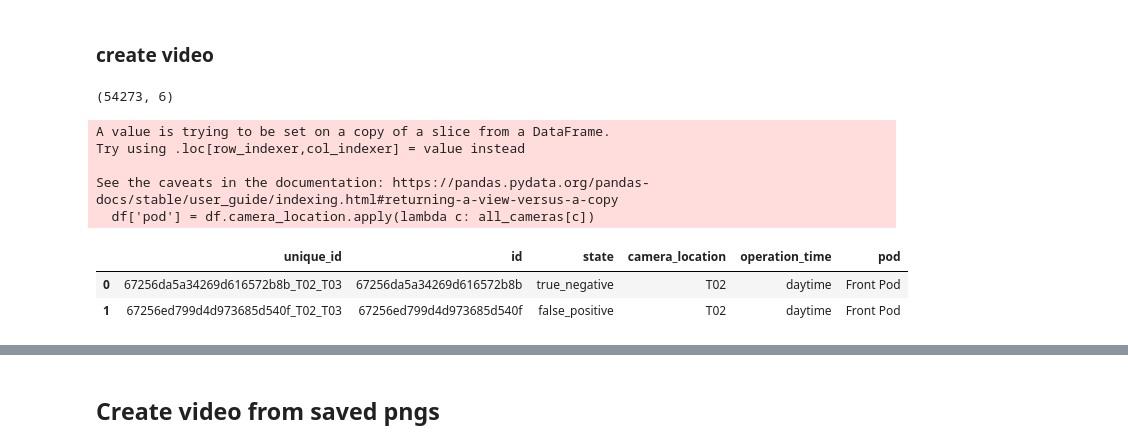
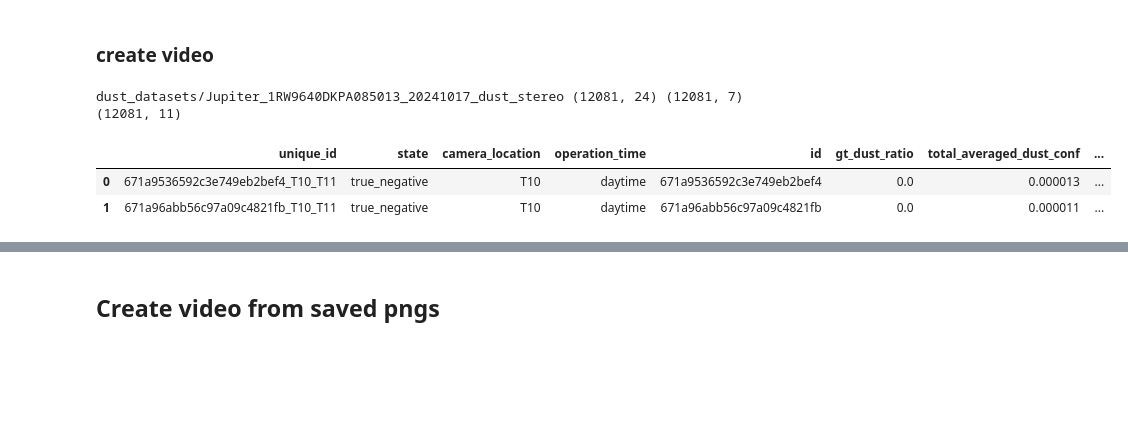
Before and after one commit to liyubrt/notebooks, a Jupyter notebook: create_video.ipynb, the cells around one changed output, grey strips where cells are left out. Cells and saved outputs as stored; diff of their text form; code cells hidden in the pictures; blank space fills up the shorter version.

```diff
--- a/create_video.ipynb
+++ b/create_video.ipynb
@@ -290,12 +290,12 @@ def create_video(ids, pred_dir, video_name, read_func=read_saved_frame, fps=2):
 ## Create video from raw left images
 # %%
 # create video from raw left images
-data_dir = '/data/jupiter/datasets/dust_datasets/halo_rain_collection_jf209'
+data_dir = '/data/jupiter/datasets/dust_datasets/Jupiter_1RW9640DKPA085013_20241017_dust_stereo'
 # data_dir = '/data/jupiter/datasets/safety_datasets/dust/halo_human_in_dust_day_v5'
 # data_dir = '/data3/jupiter/datasets/model_positive/halo_human_w_corn_stubble_0812_oct'
 df = pd.read_csv(os.path.join(data_dir, 'annotations.csv'))
 # df = pd.read_csv(os.path.join(data_dir, 'master_annotations.csv'))
 
-seq_dfs = get_sequences(df, interval=10, per_camera=False, per_camera_pair=False)  # break the data by intervals between sequences
+seq_dfs = get_sequences(df, interval=60, per_camera=False, per_camera_pair=False)  # break the data by intervals between sequences
 print(df.shape, len(seq_dfs))
 # %% [output]
@@ -1333,30 +1384,26 @@ def read_csvs(pred_root_dir, model, labeled_dataset):
 # %%
 # load in model predictions
 pred_root_dir = '/data/jupiter/li.yu/exps/driveable_terrain_model/'
 # model = '9_2_unofficial_rev1_lying_down_sitting_25_ep_prod_weights_10_lo_10_tr_br_dr_p2_v_p1_m_p1_u_dust_0624'
 # model = '9_2_unofficial_rev1_lying_down_sitting_25_ep_prod_weights_10_lo_5_tr_br_dr_p2_v_p1_m_p05_u_2_dust_0626'
-model = 'kore_5_h'
+model = '11_3_rev1_train_human_test_dean_multires_ignore_trees_1p25_u_p5_h_p2_v_ft_from_rev1_22kdust_ft_p15dust_h_fresh_dust11'
 # unlabeled pred
 # pred_df = read_csvs(pred_root_dir, model, os.path.basename(data_dir))
-pred_df = read_csvs(pred_root_dir, model, 'model_positive/halo_human_w_corn_stubble_0812_oct')
+pred_df = read_csvs(pred_root_dir, model, 'dust_datasets/Jupiter_1RW9640DKPA085013_20241017_dust_stereo')
 print(pred_df.shape)
 # # labeled pred
 # suffix = '_human_labeled_stereo'
 # labeled_pred_df = read_csvs(pred_root_dir, model, os.path.basename(data_dir)+suffix)
 # print(labeled_pred_df.shape)
 # # put labeled rows to raw, unlabeled df
 # pred_df.loc[pred_df.unique_id.isin(labeled_pred_df.unique_id), ['total_averaged_dust_conf', 'state']] = labeled_pred_df[['total_averaged_dust_conf', 'state']].values
 pred_df.head(2)
 # %% [output]
-(54273, 6)
+dust_datasets/Jupiter_1RW9640DKPA085013_20241017_dust_stereo (12081, 24) (12081, 7)
+(12081, 11)
-A value is trying to be set on a copy of a slice from a DataFrame.
-Try using .loc[row_indexer,col_indexer] = value instead
-
-See the caveats in the documentation: https://pandas.pydata.org/pandas-docs/stable/user_guide/indexing.html#returning-a-view-versus-a-copy
-  df['pod'] = df.camera_location.apply(lambda c: all_cameras[c])
-|  | unique_id | id | state | camera_location | operation_time | pod |
-| 0 | 67256da5a34269d616572b8b_T02_T03 | 67256da5a34269d616572b8b | true_negative | T02 | daytime | Front Pod |
-| 1 | 67256ed799d4d973685d540f_T02_T03 | 67256ed799d4d973685d540f | false_positive | T02 | daytime | Front Pod |
+|  | unique_id | state | camera_location | operation_time | id | gt_dust_ratio | total_averaged_dust_conf | ... |
+| 0 | 671a9536592c3e749eb2bef4_T10_T11 | true_negative | T10 | daytime | 671a9536592c3e749eb2bef4 | 0.0 | 0.000013 | ... |
+| 1 | 671a96abb56c97a09c4821fb_T10_T11 | true_negative | T10 | daytime | 671a96abb56c97a09c4821fb | 0.0 | 0.000011 | ... |
 # %%
 # read from multiple cameras and put in once frame
 # left_pass_pairs = ['T09_T11', 'T14_T16', 'T14_T15', 'T13_T15']
```
Also changed, not shown: parts of 5 cells of this notebook, 6 other files.
